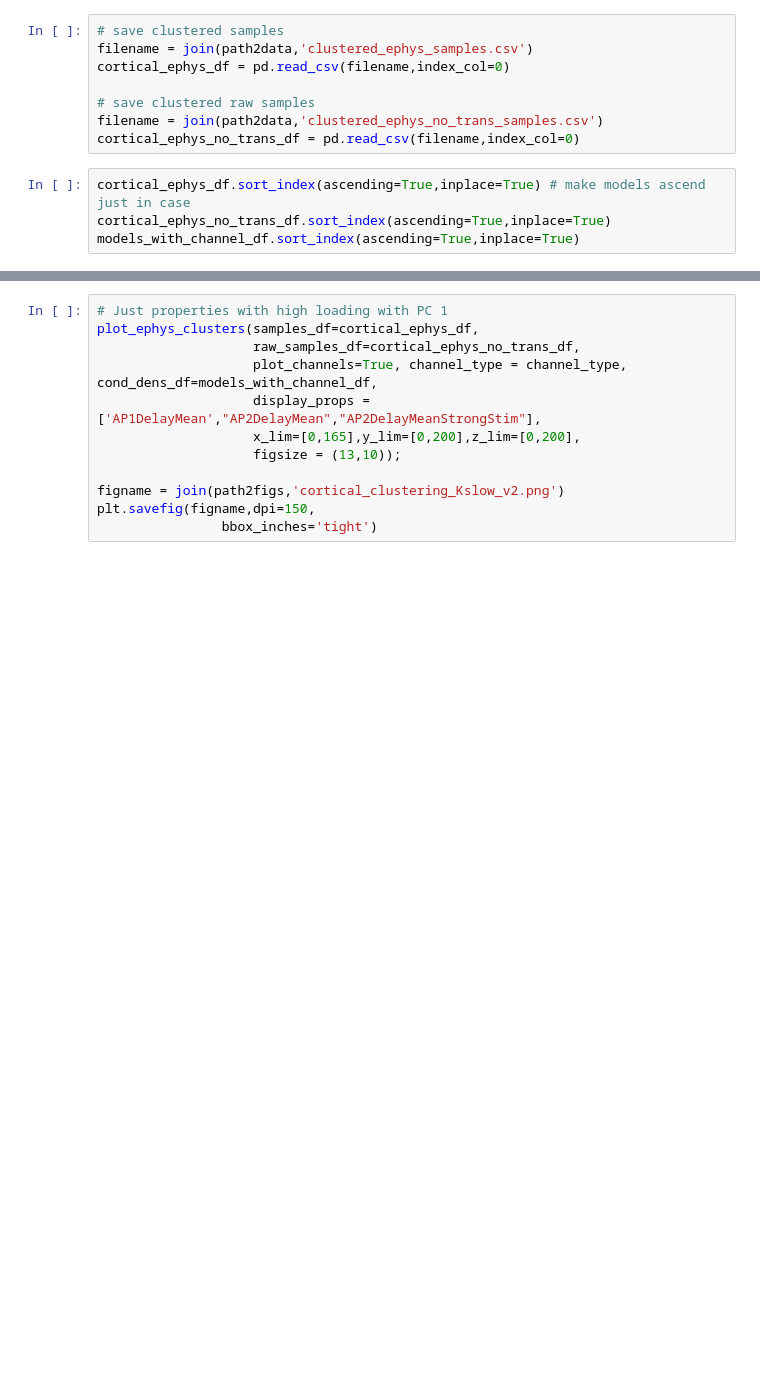
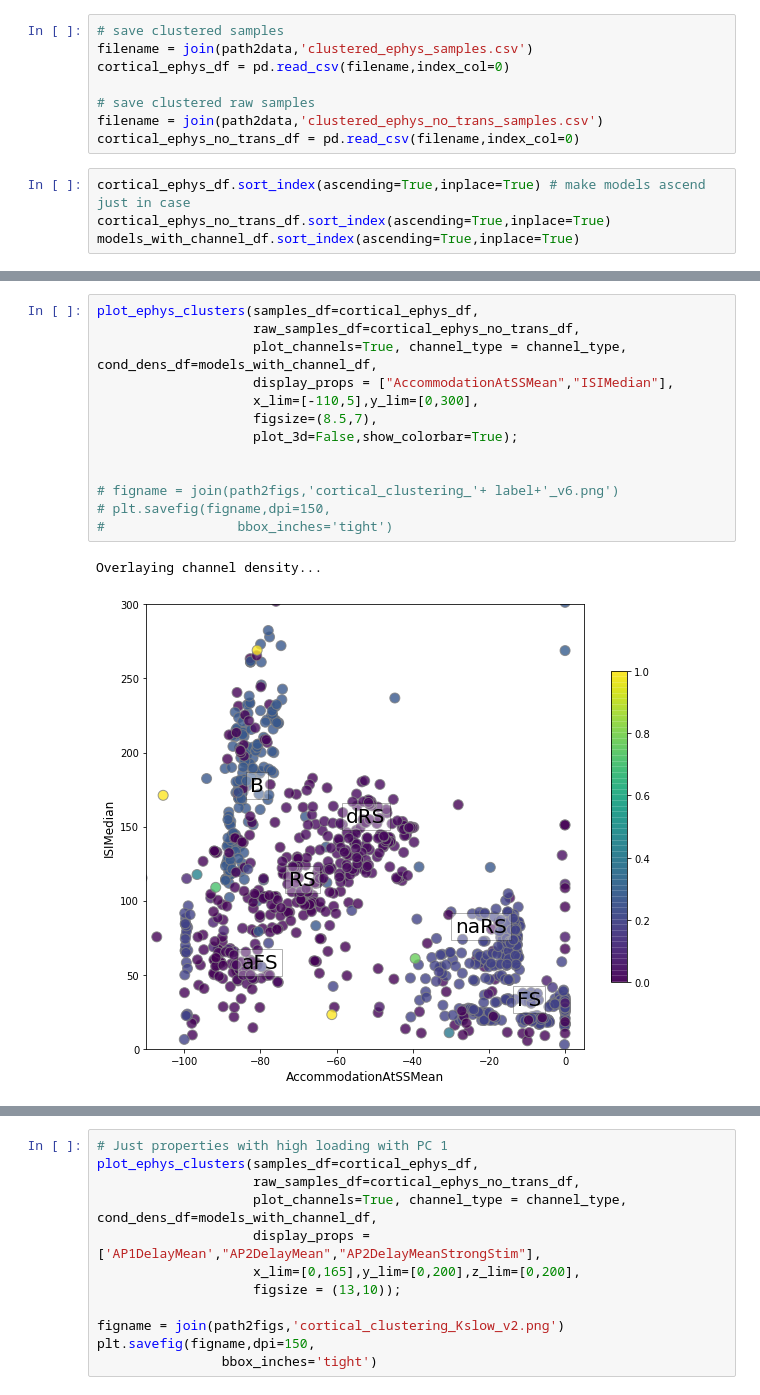
Before and after one commit to fun-zoological-computing/LargeScaleModelAnalysis_2019, a Jupyter notebook: example_channel_mechanism.ipynb, the cells around one changed output, grey strips where cells are left out. Drawn from its saved outputs; the diff is of its cells as text; blank space fills up the shorter version.

```diff
--- a/example_channel_mechanism.ipynb
+++ b/example_channel_mechanism.ipynb
@@ -377,0 +361,16 @@ models_with_channel_df.sort_index(ascending=True,inplace=True)
+# %%
+plot_ephys_clusters(samples_df=cortical_ephys_df,
+                    raw_samples_df=cortical_ephys_no_trans_df,
+                    plot_channels=True, channel_type = channel_type, cond_dens_df=models_with_channel_df,
+                    display_props = ["AccommodationAtSSMean","ISIMedian"],
+                    x_lim=[-110,5],y_lim=[0,300],
+                    figsize=(8.5,7),
+                    plot_3d=False,show_colorbar=True);
+
+
+# figname = join(path2figs,'cortical_clustering_'+ label+'_v6.png')
+# plt.savefig(figname,dpi=150,
+#                 bbox_inches='tight')
+# %% [output]
+Overlaying channel density...
+[figure, added]
```
Also changed, not shown: parts of 26 cells of this notebook, 53 other files.
